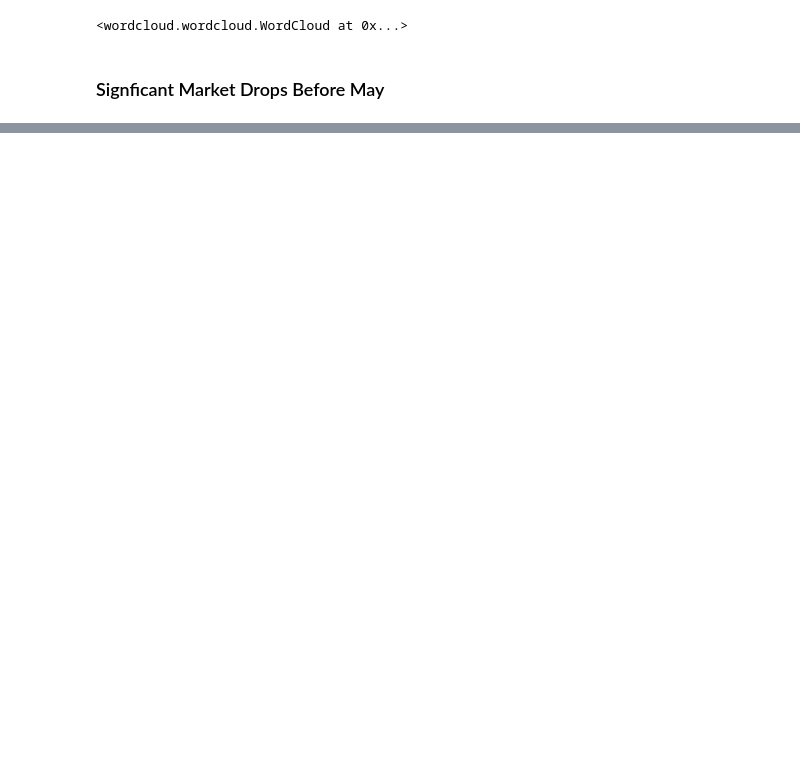
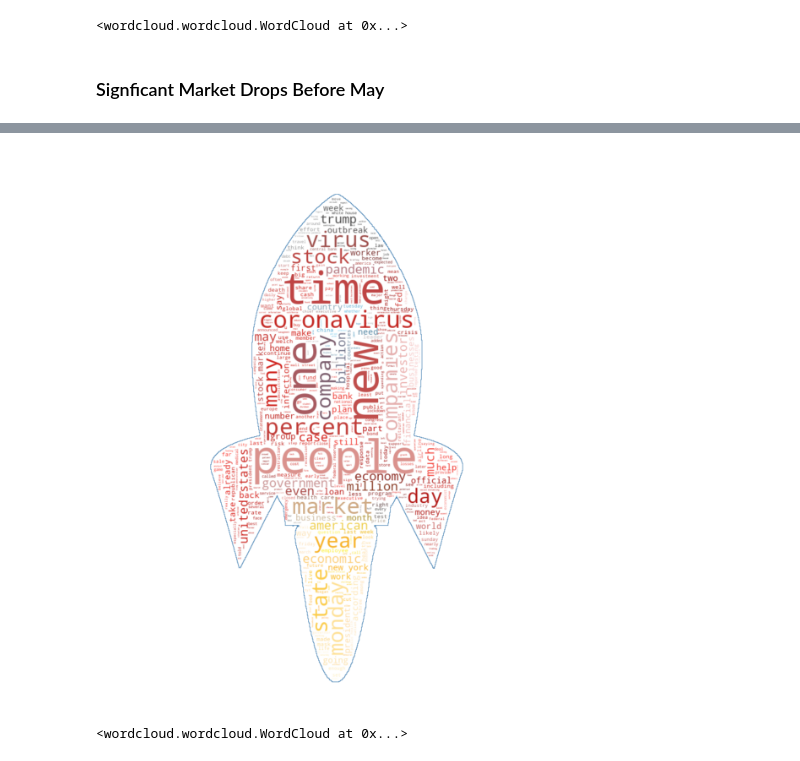
Before and after one commit to Bandelero/Covids-Effect-on-the-Stock-Market, a Jupyter notebook: wordcloud/wordcloud.ipynb, the cells around one changed output, grey strips where cells are left out. Saved outputs shown, nothing was run; the diff lists cells and outputs as text; code cells hidden in the pictures; blank space fills up the shorter version.

Commit message:
added green rocket

```diff
--- a/wordcloud/wordcloud.ipynb
+++ b/wordcloud/wordcloud.ipynb
@@ -280,0 +305,2 @@ wc.to_file('BeforeMayRed.png')
+# %%
+spgreendf=pd.concat([sp5Green,sp25Green])
@@ -280,0 +326,9 @@ wc.to_file('BeforeMayRed.png')
+# %%
+# scrape for article content
+content2=[]
+for u in greenurls:
+    response=requests.get(u)
+    soup = BeautifulSoup(response.content, 'html.parser')
+
+    for s in soup.find_all(class_='css-axufdj evys1bk0'):
+        content2.append(s.text)
@@ -280,0 +337,29 @@ wc.to_file('BeforeMayRed.png')
+# %%
+# clean up for wordcloud
+text2=" ".join(content2)
+token2=word_tokenize(text2)
+token2=[t.lower() for t in token2]
+token2 = [t for t in token2 if t not in stopwords.words('english')]
+token2 = [t for t in token2 if t.isalpha()]
+
+cleant2=" ".join(token2)
+# %%
+# wordcloud
+mask=numpy.array(Image.open("rocket.png"))
+stopwords = set(STOPWORDS)
+stopwords.add("said")
+
+wc = WordCloud(background_color="white", max_words=500, mask=mask,
+               stopwords=stopwords, contour_width=1, contour_color='steelblue')
+wc.generate(cleant2)
+image_colors = ImageColorGenerator(mask)
+
+
+plt.figure(figsize=(10,20))
+plt.imshow(wc.recolor(color_func=image_colors), interpolation='bilinear')
+plt.axis("off")
+plt.show()
+wc.to_file('Grenncombined.png')
+# %% [output]
+[figure, added]
+<wordcloud.wordcloud.WordCloud at 0x...>
```
Also changed, not shown: parts of 28 cells of this notebook, 11 other files.
